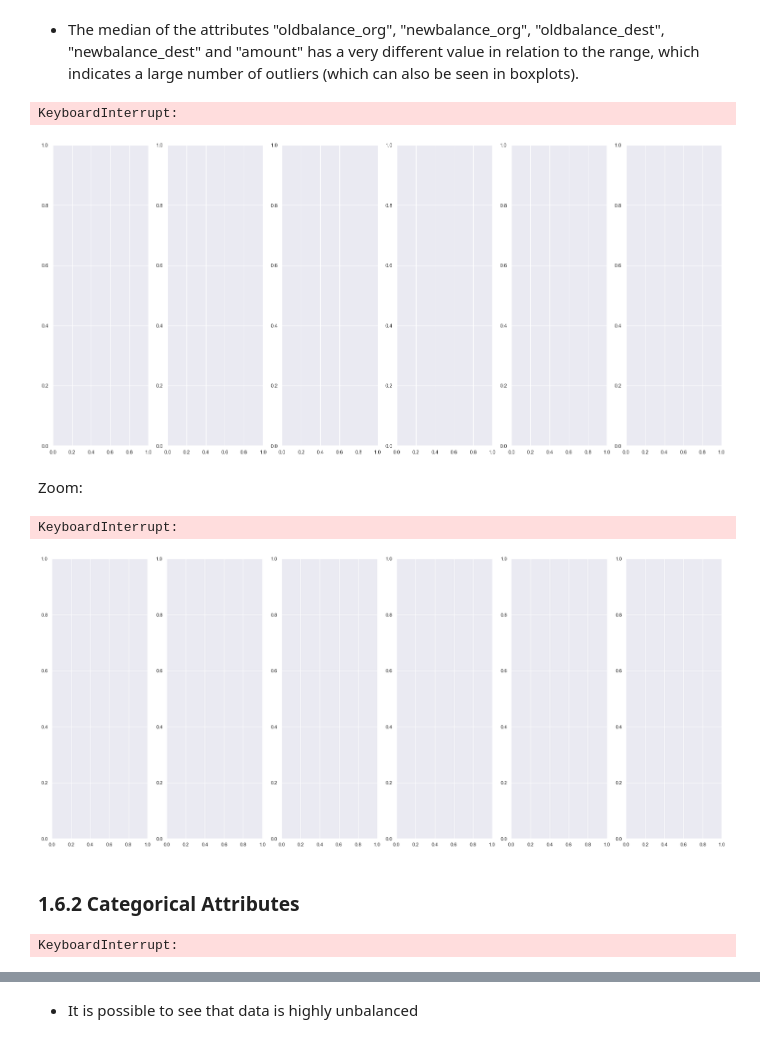
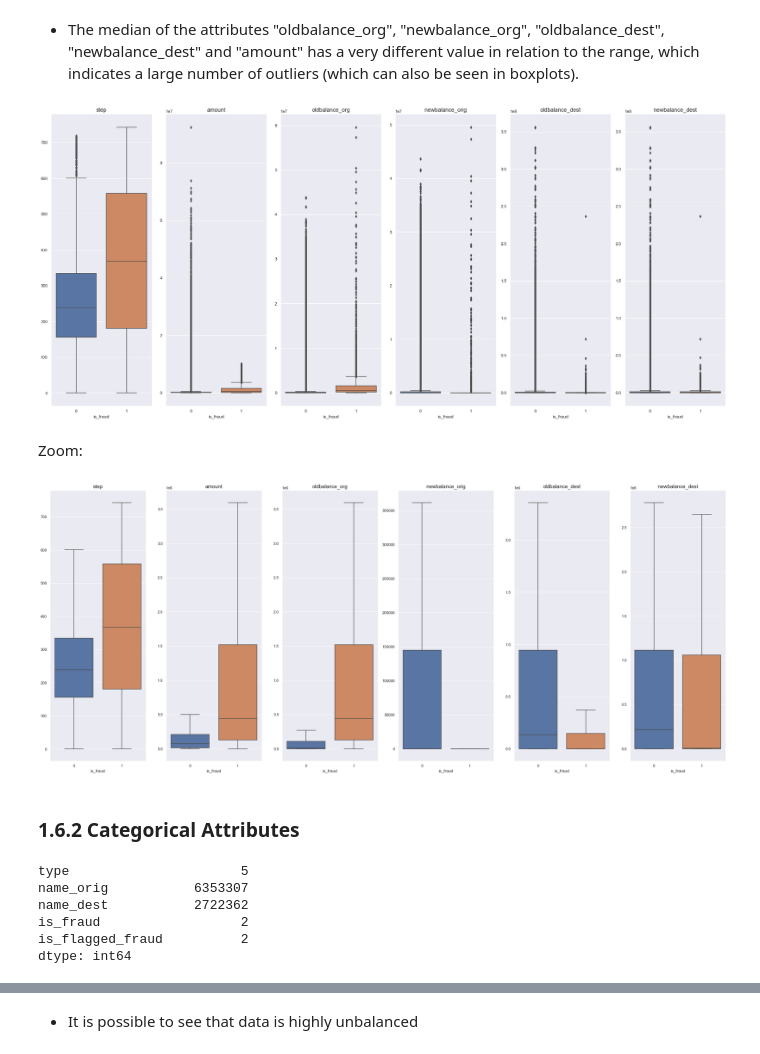
Before and after one commit to brunosantos4/blocker_fraud_company, a Jupyter notebook: fraud_classification.ipynb, the cells around one changed output, grey strips where cells are left out. Drawn from its saved outputs; the diff is of its cells as text; code cells hidden in the pictures.

```diff
--- a/fraud_classification.ipynb
+++ b/fraud_classification.ipynb
@@ -92,8 +95,11 @@ Index(['step', 'type', 'amount', 'nameOrig', 'oldbalanceOrg', 'newbalanceOrig',
 cols_old = ['step', 'type', 'amount', 'nameOrig', 'oldbalanceOrg', 'newbalanceOrig',
        'nameDest', 'oldbalanceDest', 'newbalanceDest', 'isFraud',
        'isFlaggedFraud']
-snakecase = lambda x: inflection.underscore( x )
-cols_new = list(map(snakecase, cols_old))
+#snakecase = lambda x: inflection.underscore( x )
+#cols_new = list(map(snakecase, cols_old))
+cols_new = ['step', 'type', 'amount', 'name_orig', 'oldbalance_org',
+       'newbalance_orig', 'name_dest', 'oldbalance_dest', 'newbalance_dest',
+       'is_fraud', 'is_flagged_fraud']
 
 # rename
 df1.columns = cols_new
@@ -205,18 +211,17 @@ aux['is_fraud'] = df1['is_fraud']
 # %%
 
 
 f, axes = plt.subplots(1, 6, figsize = (26, 12))
 for var, ax in zip(variables, f.axes):
 
     b = sns.boxplot(y = var,x='is_fraud', data = aux, ax = ax)
     b.axes.set_title(var,fontsize = 15)
     b.set_ylabel("")
 
-#plt.tight_layout()
-#plt.show()
+plt.tight_layout()
+plt.show()
 # %% [output]
-KeyboardInterrupt:
-[figure, old version]
+[figure, new version]
 # %% [markdown]
 Zoom:
 # %%
@@ -231,12 +236,16 @@ for var, ax in zip(variables, f.axes):
 plt.tight_layout()
 plt.show()
 # %% [output]
-KeyboardInterrupt:
-[figure, old version]
+[figure, new version]
 # %% [markdown]
 ### 1.6.2 Categorical Attributes
 # %%
 cat_attributes.apply(lambda x: x.unique().shape[0])
 # %% [output]
-KeyboardInterrupt:
+type                      5
+name_orig           6353307
+name_dest           2722362
+is_fraud                  2
+is_flagged_fraud          2
+dtype: int64
 # %%
```
Also changed, not shown: parts of 29 cells of this notebook.
